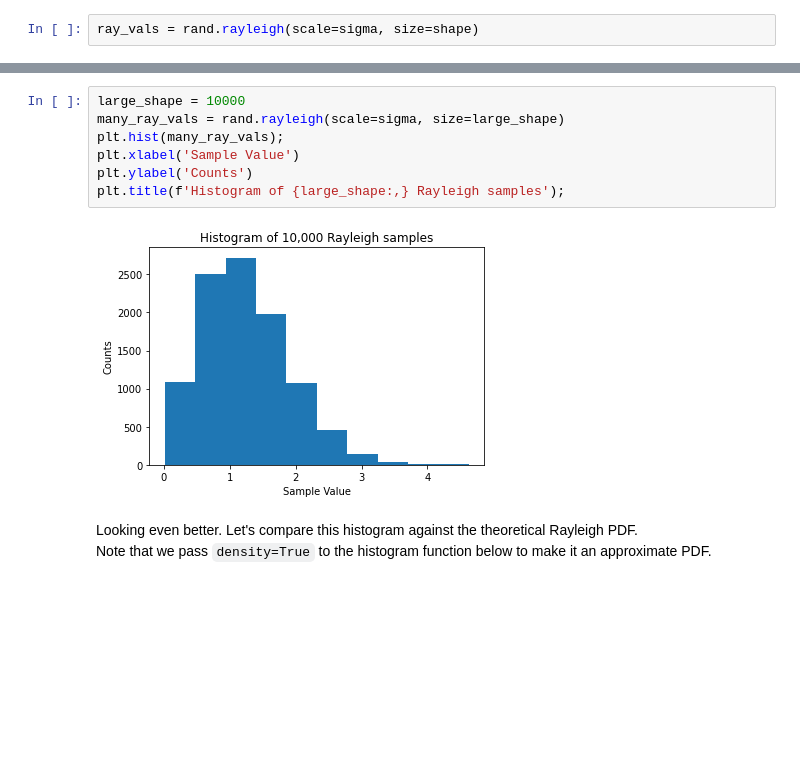
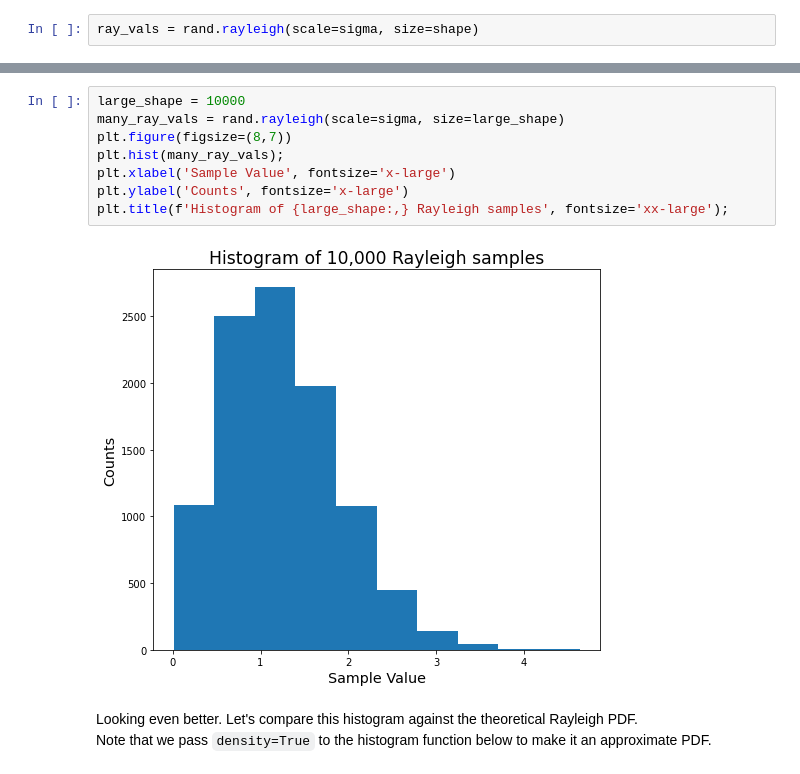
Before and after one commit to enzokro/clck10, a Jupyter notebook: _notebooks/2020-02-20-Rayliegh-initialization-for-complex-networks.ipynb, the cells around one changed output, grey strips where cells are left out. Saved outputs shown, nothing was run; the diff lists cells and outputs as text; blank space fills up the shorter version.

```diff
--- a/_notebooks/2020-02-20-Rayliegh-initialization-for-complex-networks.ipynb
+++ b/_notebooks/2020-02-20-Rayliegh-initialization-for-complex-networks.ipynb
@@ -142,12 +142,13 @@ As we generate more samples, it should get even closer to the earlier PDF plots.
 # %%
 large_shape = 10000
 many_ray_vals = rand.rayleigh(scale=sigma, size=large_shape)
+plt.figure(figsize=(8,7))
 plt.hist(many_ray_vals);
-plt.xlabel('Sample Value')
-plt.ylabel('Counts')
-plt.title(f'Histogram of {large_shape:,} Rayleigh samples');
+plt.xlabel('Sample Value', fontsize='x-large')
+plt.ylabel('Counts', fontsize='x-large')
+plt.title(f'Histogram of {large_shape:,} Rayleigh samples', fontsize='xx-large');
 # %% [output]
-[figure, old version]
+[figure, new version]
 # %% [markdown]
 Looking even better. Let's compare this histogram against the theoretical Rayleigh PDF.
 Note that we pass `density=True` to the histogram function below to make it an approximate PDF.
```
Also changed, not shown: parts of 34 cells of this notebook, 1 other file.
